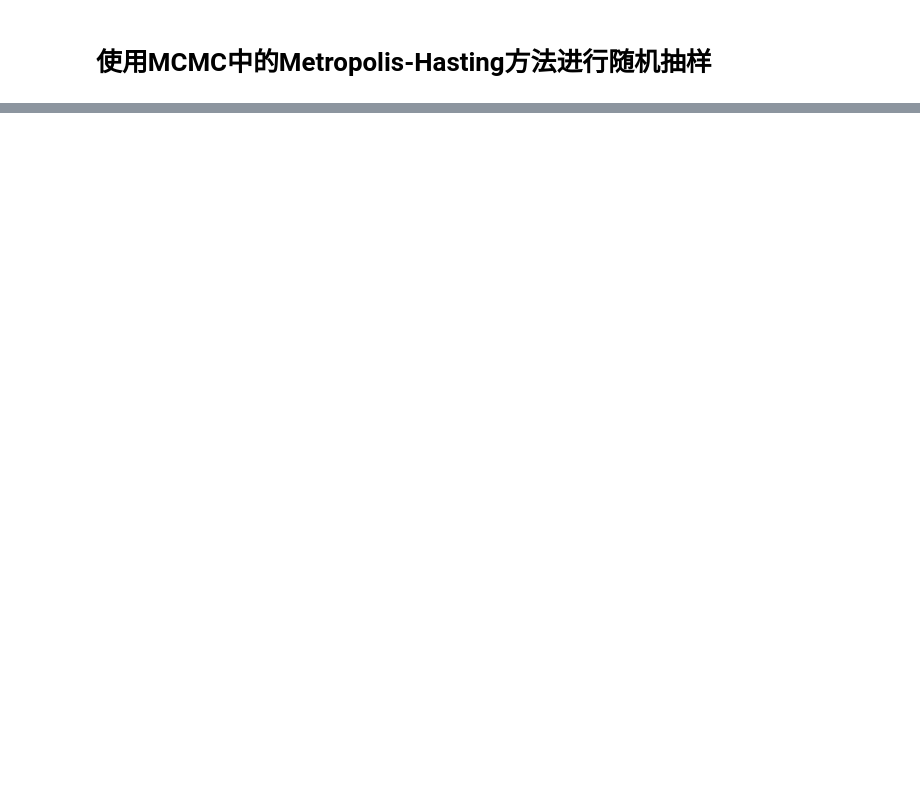
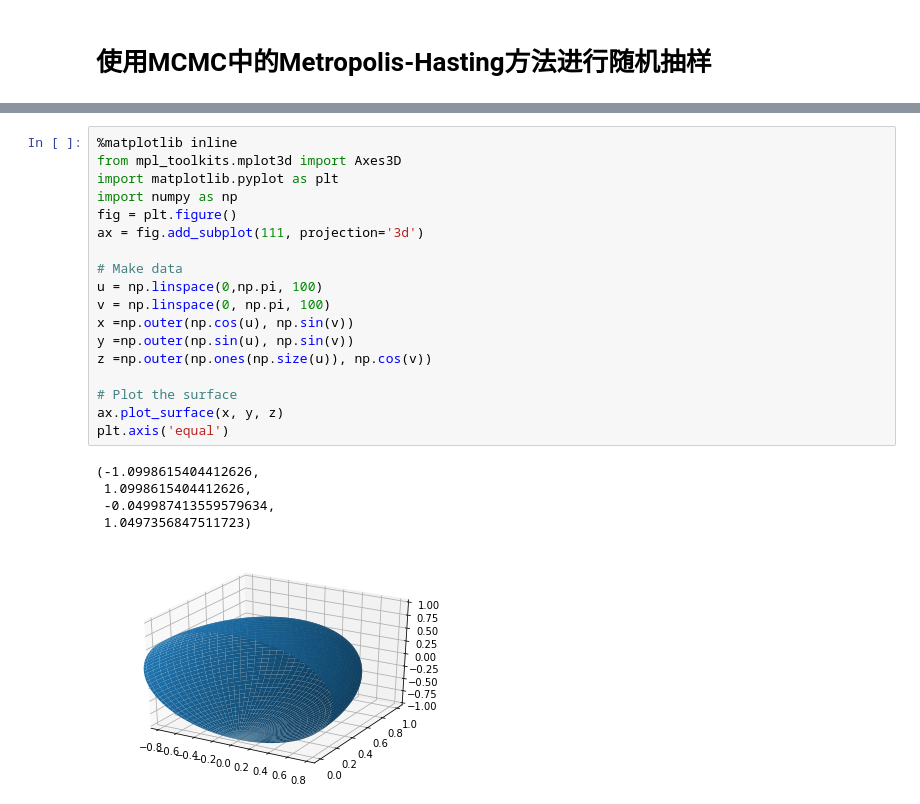
Before and after one commit to Brain-x/ZhouboLi, a Jupyter notebook: notebook/Untitled3.ipynb, the cells around one changed output, grey strips where cells are left out. Drawn from its saved outputs; the diff is of its cells as text; blank space fills up the shorter version.

```diff
--- a/notebook/Untitled3.ipynb
+++ b/notebook/Untitled3.ipynb
@@ -59,0 +100,24 @@ $$
+# %%
+%matplotlib inline
+from mpl_toolkits.mplot3d import Axes3D
+import matplotlib.pyplot as plt
+import numpy as np
+fig = plt.figure()
+ax = fig.add_subplot(111, projection='3d')
+
+# Make data
+u = np.linspace(0,np.pi, 100)
+v = np.linspace(0, np.pi, 100)
+x =np.outer(np.cos(u), np.sin(v))
+y =np.outer(np.sin(u), np.sin(v))
+z =np.outer(np.ones(np.size(u)), np.cos(v))
+
+# Plot the surface
+ax.plot_surface(x, y, z)
+plt.axis('equal')
+# %% [output]
+(-1.0998615404412626,
+ 1.0998615404412626,
+ -0.049987413559579634,
+ 1.0497356847511723)
+[figure, added]
```
Also changed, not shown: parts of 8 cells of this notebook, 11 other files.
